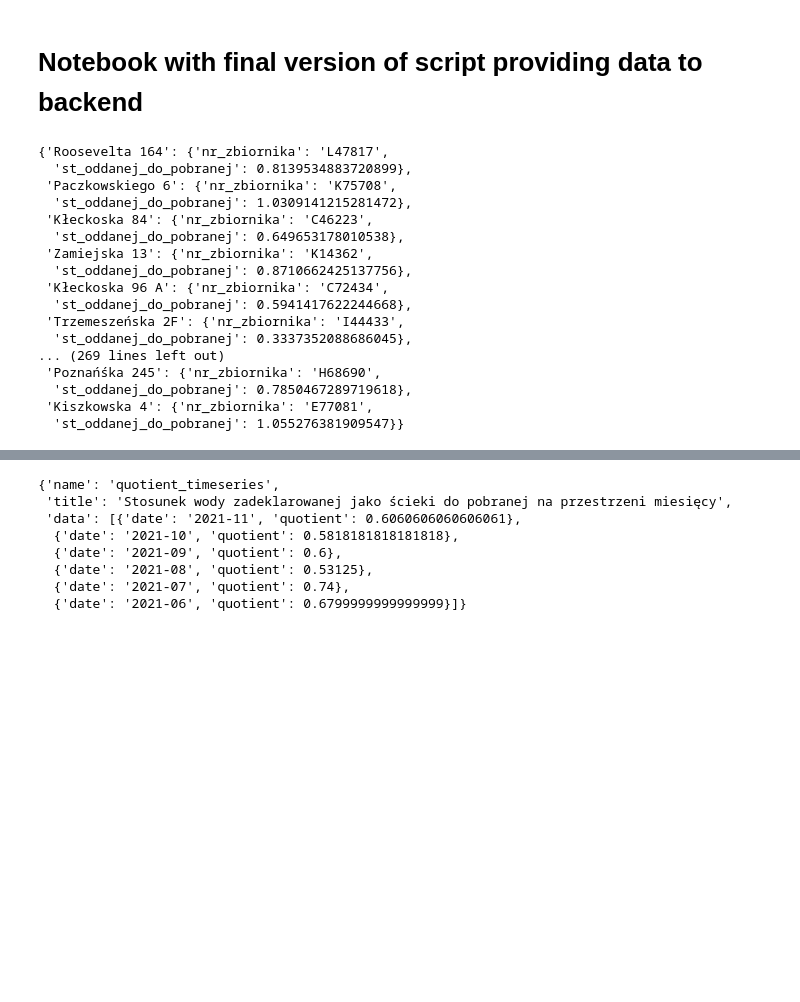
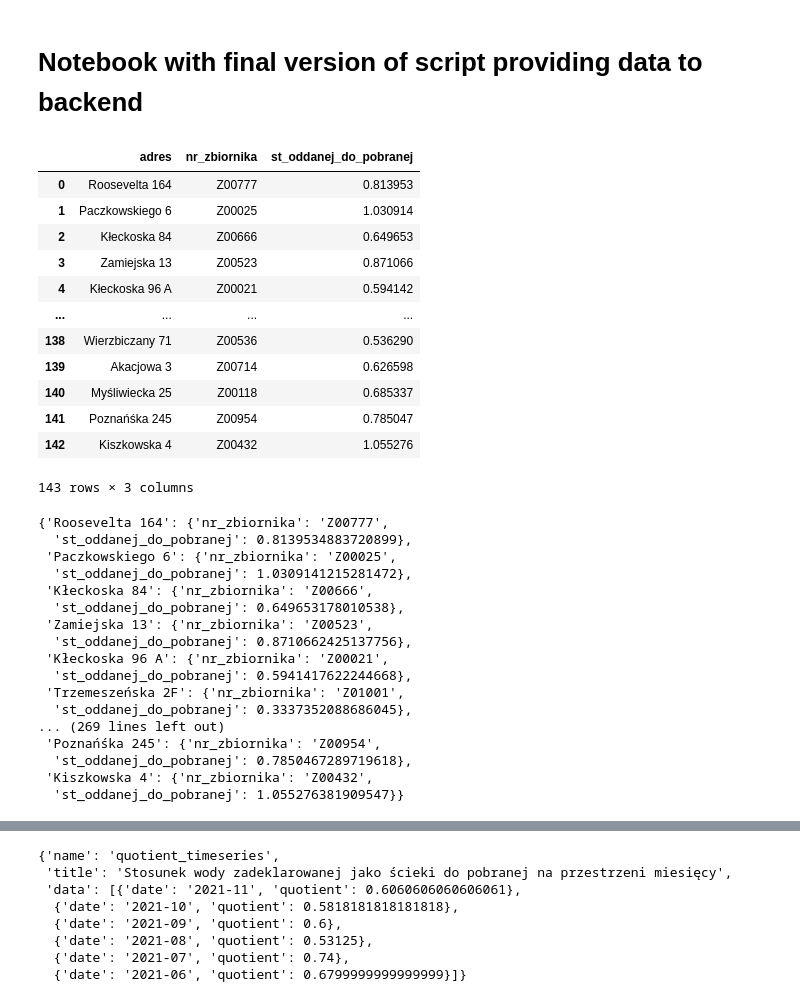
Before and after one commit to hackathonteam/klimaton_back, a Jupyter notebook: notebook_citiznes.ipynb, the cells around one changed output, grey strips where cells are left out. Cells and saved outputs as stored; diff of their text form; code cells hidden in the pictures; blank space fills up the shorter version.

Commit message:
Fixed nr_zbiornika

```diff
--- a/notebook_citiznes.ipynb
+++ b/notebook_citiznes.ipynb
@@ -105,10 +105,9 @@ def generate_map_datapoints_df():
     waterConsumption = waterConsumption.drop(columns = ['nr_licznika', 'osoba', 'zuzycie_wody'])
     waterConsumption= waterConsumption.iloc[: , :2]
 
-    declaredSewage = declaredSewage.drop(columns = ['nr_zbiornika', 'data_odbioru', 'pobrana_woda',
+    declaredSewage = declaredSewage.drop(columns = ['data_odbioru', 'pobrana_woda',
                                                         'pobrana_woda_ogrodowa', 'nr_pojazdu'])
 
-    declaredSewage = declaredSewage.iloc[:, :3]
     declaredSewage['srednia_deklaracji'] = \
                    (declaredSewage['deklaracja_mieszkaniec'] + declaredSewage['deklaracja_firma'])/2
 
@@ -118,7 +117,7 @@ def generate_map_datapoints_df():
     df = pd.DataFrame()
 
     df['adres'] = waterConsumption['adres_licznika']
-
+    df['nr_zbiornika'] = declaredSewage['nr_zbiornika']
 
     df['st_oddanej_do_pobranej'] = declaredSewage['srednia_deklaracji'] / waterConsumption['srednie_zuzucie_wody']
 
@@ -132,7 +131,7 @@ def create_map_datapoints(df):
         row_dict = {}
 
         if not np.isnan(row['st_oddanej_do_pobranej']):
-            row_dict['nr_zbiornika'] = random.choice("ABCDEFGHIJKL") + str(int(random.uniform(10000, 99999)//1))
+            row_dict['nr_zbiornika'] = row['nr_zbiornika']
 
             row_dict['st_oddanej_do_pobranej'] = row['st_oddanej_do_pobranej']
 
@@ -252,25 +251,41 @@ def graph_amount_timeseries(df, address):
     graph['data'] = data_list
 
     return graph
+# %%
+generate_map_datapoints_df()
+# %% [output]
+|  | adres | nr_zbiornika | st_oddanej_do_pobranej |
+| 0 | Roosevelta 164 | Z00777 | 0.813953 |
+| 1 | Paczkowskiego 6 | Z00025 | 1.030914 |
+| 2 | Kłeckoska 84 | Z00666 | 0.649653 |
+| 3 | Zamiejska 13 | Z00523 | 0.871066 |
+| 4 | Kłeckoska 96 A | Z00021 | 0.594142 |
+| ... | ... | ... | ... |
+| 138 | Wierzbiczany 71 | Z00536 | 0.536290 |
+| 139 | Akacjowa 3 | Z00714 | 0.626598 |
+| 140 | Myśliwiecka 25 | Z00118 | 0.685337 |
+| 141 | Poznańśka 245 | Z00954 | 0.785047 |
+| 142 | Kiszkowska 4 | Z00432 | 1.055276 |
+143 rows × 3 columns
 # %%
 create_map_datapoints(generate_map_datapoints_df())
 # %% [output]
-{'Roosevelta 164': {'nr_zbiornika': 'L47817',
+{'Roosevelta 164': {'nr_zbiornika': 'Z00777',
   'st_oddanej_do_pobranej': 0.8139534883720899},
- 'Paczkowskiego 6': {'nr_zbiornika': 'K75708',
+ 'Paczkowskiego 6': {'nr_zbiornika': 'Z00025',
   'st_oddanej_do_pobranej': 1.0309141215281472},
- 'Kłeckoska 84': {'nr_zbiornika': 'C46223',
+ 'Kłeckoska 84': {'nr_zbiornika': 'Z00666',
   'st_oddanej_do_pobranej': 0.649653178010538},
- 'Zamiejska 13': {'nr_zbiornika': 'K14362',
+ 'Zamiejska 13': {'nr_zbiornika': 'Z00523',
   'st_oddanej_do_pobranej': 0.8710662425137756},
- 'Kłeckoska 96 A': {'nr_zbiornika': 'C72434',
+ 'Kłeckoska 96 A': {'nr_zbiornika': 'Z00021',
   'st_oddanej_do_pobranej': 0.5941417622244668},
- 'Trzemeszeńska 2F': {'nr_zbiornika': 'I44433',
+ 'Trzemeszeńska 2F': {'nr_zbiornika': 'Z01001',
   'st_oddanej_do_pobranej': 0.3337352088686045},
 ... (269 lines left out)
- 'Poznańśka 245': {'nr_zbiornika': 'H68690',
+ 'Poznańśka 245': {'nr_zbiornika': 'Z00954',
   'st_oddanej_do_pobranej': 0.7850467289719618},
- 'Kiszkowska 4': {'nr_zbiornika': 'E77081',
+ 'Kiszkowska 4': {'nr_zbiornika': 'Z00432',
   'st_oddanej_do_pobranej': 1.055276381909547}}
 # %%
 generate_quotient_timeseries_df()
```
Also changed, not shown: 1 other file.
